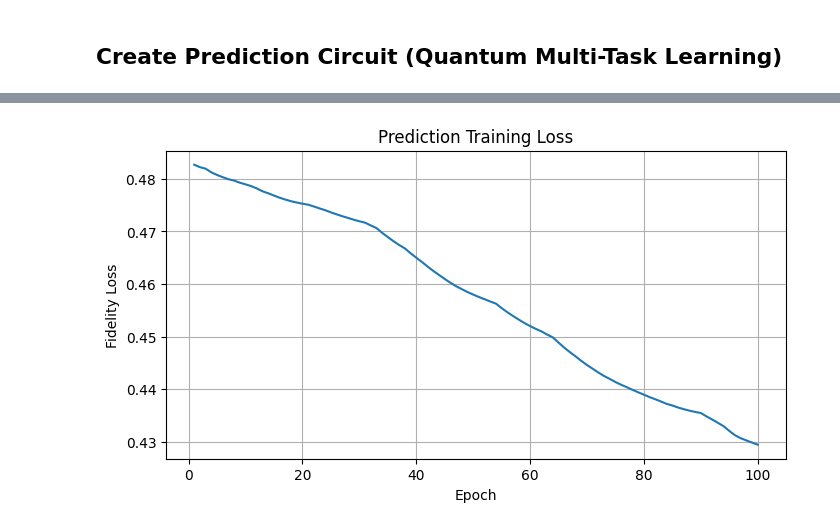
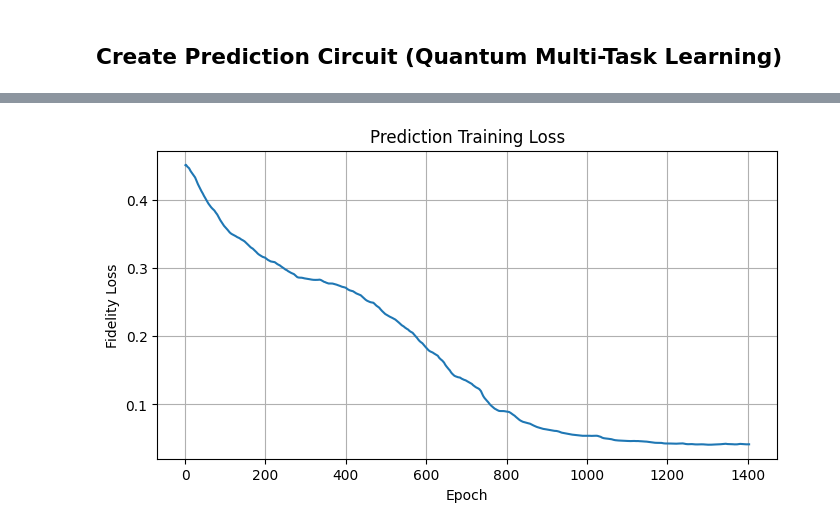
Before and after one commit to Rishivarshil/osuquantumclub, a Jupyter notebook: qmtl.ipynb, the cells around one changed output, grey strips where cells are left out. Saved outputs shown, nothing was run; the diff lists cells and outputs as text; code cells hidden in the pictures.

Commit message:
Implemented patience in training -- significant improvement

```diff
--- a/qmtl.ipynb
+++ b/qmtl.ipynb
@@ -470,7 +490,10 @@ def qmtl_circuit(params): # context is a classical input for now (what a drag...
 #Train prediction circuit
 
 LEARNING_RATE = 0.01
-N_EPOCHS = 100
+# We use a large max epoch but rely on early stopping
+N_EPOCHS = 10000
+PATIENCE = 100  # early-stopping patience (epochs)
+MIN_DELTA = 1e-6  # minimum improvement required to reset patience
 
 def init_params():
     """
@@ -504,12 +527,15 @@ def fidelity_loss(params):
 
     return 1 - y_pred[0]  # Fidelity loss: 1 - P(0)
 
-print("\n--- Starting Training ---")
-    # --- Run Epochs ---
+print("\n--- Starting Training (with early stopping) ---")
+# --- Run Epochs ---
 loss_hist = []
+best_loss = float('inf')
+epochs_no_improve = 0
+# Keep a copy of best params (as detached clones)
+best_params = {k: v.detach().clone() for k, v in params.items()}
+
 for epoch in range(N_EPOCHS):
-    total_loss = 0
-
     # Do Quantum Batch Gradient Update (QBGU)
     loss = fidelity_loss(params)
 
@@ -523,11 +549,31 @@ for epoch in range(N_EPOCHS):
     # Clear gradients
     optimizer.zero_grad()
 
-    loss_hist.append(loss.item())
+    loss_value = loss.item()
+    loss_hist.append(loss_value)
+
+    # Check improvement for early stopping
+    if loss_value < best_loss - MIN_DELTA:
+        best_loss = loss_value
+        epochs_no_improve = 0
+        # save best params
+        best_params = {k: v.detach().clone() for k, v in params.items()}
+    else:
+        epochs_no_improve += 1
 
     # Print progress
-    if (epoch + 1) % max(1, (N_EPOCHS // 10)) == 0 or epoch == N_EPOCHS - 1:
-        print(f"Epoch {epoch+1}/{N_EPOCHS} - MSE Loss: {loss:.6f}")
+    if (epoch + 1) % max(1, (PATIENCE // 10)) == 0 or epoch == N_EPOCHS - 1:
+        print(f"Epoch {epoch+1} - Fidelity Loss: {loss_value:.6f} - Best: {best_loss:.6f} - Stalled: {epochs_no_improve}/{PATIENCE}")
+
+    # Early stopping check
+    if epochs_no_improve >= PATIENCE:
+        print(f"Early stopping at epoch {epoch+1} (no improvement for {PATIENCE} epochs).")
+        break
+
+# After training, restore the best-found parameters
+with torch.no_grad():
+    for k in params.keys():
+        params[k].data.copy_(best_params[k])
 
 print("--- Training Complete ---")
 print("Final Parameters (Shared):")
@@ -564,4 +610,4 @@ Epoch 100/100 - MSE Loss: 0.429436
-[figure, old version]
+[figure, new version]
 # %%
 #Plot the final circuit
 
```
Also changed, not shown: parts of 5 cells of this notebook.
